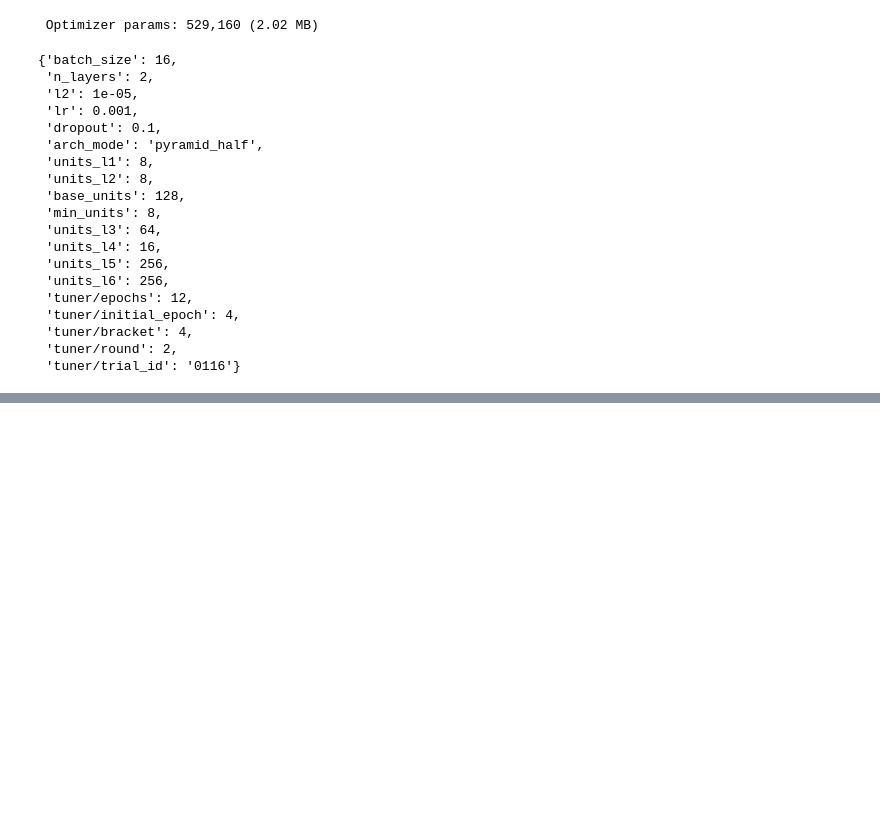
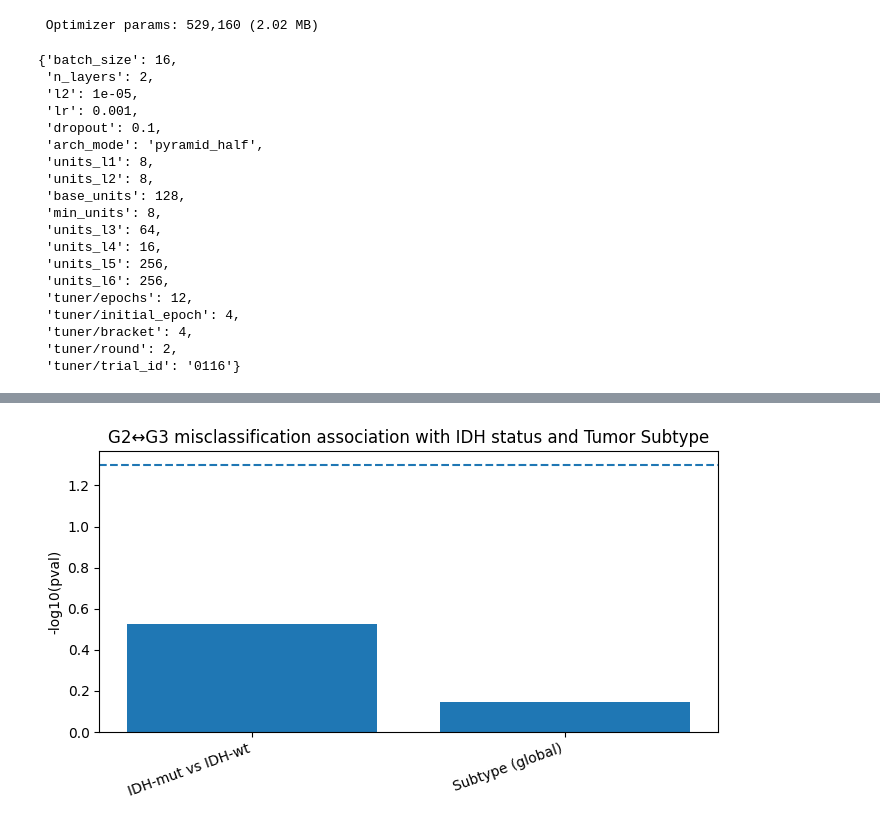
Before and after one commit to themishalka/Project-Deep-Learning, a Jupyter notebook: scripts/mlp_tumor_grade.ipynb, the cells around one changed output, grey strips where cells are left out. Saved outputs shown, nothing was run; the diff lists cells and outputs as text; code cells hidden in the pictures; blank space fills up the shorter version.

```diff
--- a/scripts/mlp_tumor_grade.ipynb
+++ b/scripts/mlp_tumor_grade.ipynb
@@ -1078,0 +1260,8 @@ NA                                              0      0        0      1
+# %%
+idh_out, idh_ct, df_idh_used = fisher_idh_wrong_g2g3_prefix(
+    g23=g23_df,
+    samples_sup=samples_sup,
+    idh_col="paper_IDH.specific.RNA.Expression.Cluster",
+)
+print(idh_ct)
+print(idh_out)
@@ -1078,0 +1353,6 @@ NA                                              0      0        0      1
+# %%
+sub_stats = subtype_stats_wrong_g2g3_safe(g23_sub=g23_sub, subtype_col="subtype", min_n_per_subtype=5)
+
+print(sub_stats["contingency"])
+print({"chi2": sub_stats["chi2"], "dof": sub_stats["dof"], "p_chi2": sub_stats["p_chi2"]})
+print(sub_stats["posthoc"])
@@ -1078,0 +1377,70 @@ NA                                              0      0        0      1
+# %%
+import numpy as np
+import pandas as pd
+import matplotlib.pyplot as plt
+from statsmodels.stats.multitest import multipletests
+
+# sanity checks
+assert "idh_out" in globals(), "Run the IDH Fisher step first to create `idh_out`."
+assert "sub_stats" in globals(), "Run the subtype chi-square step first to create `sub_stats`."
+assert "p_chi2" in sub_stats, "`sub_stats` must contain 'p_chi2' (global chi-square p-value)."
+
+# Collect the two global tests
+p_idh = float(idh_out.get("p_value", np.nan))
+p_sub = float(sub_stats.get("p_chi2", np.nan))
+
+tests = pd.DataFrame([
+    {
+        "test": "Fisher exact",
+        "comparison": "IDH-mut vs IDH-wt",
+        "n": int(idh_out.get("n_total", np.nan)) if pd.notna(idh_out.get("n_total", np.nan)) else np.nan,
+        "effect": "odds_ratio",
+        "estimate": float(idh_out.get("odds_ratio", np.nan)),
+        "ci_low": float(idh_out.get("ci_low", np.nan)),
+        "ci_high": float(idh_out.get("ci_high", np.nan)),
+        "p_value": p_idh,
+    },
+    {
+        "test": "Chi-square",
+        "comparison": "Subtype (global)",
+        "n": int(sub_stats["contingency"].values.sum()) if "contingency" in sub_stats else np.nan,
+        "effect": "chi2",
+        "estimate": float(sub_stats.get("chi2", np.nan)),
+        "ci_low": np.nan,
+        "ci_high": np.nan,
+        "p_value": p_sub,
+    },
+])
+
+# FDR adjust across these 2 global tests
+mask = tests["p_value"].notna()
+tests["q_value_fdr"] = np.nan
+if mask.sum() > 0:
+    tests.loc[mask, "q_value_fdr"] = multipletests(tests.loc[mask, "p_value"], method="fdr_bh")[1]
+
+# OR column
+def fmt_or_ci(row):
+    if row["effect"] != "odds_ratio" or pd.isna(row["estimate"]):
+        return ""
+    return f"{row['estimate']:.2f} [{row['ci_low']:.2f}, {row['ci_high']:.2f}]"
+
+tests["OR [95% CI]"] = tests.apply(fmt_or_ci, axis=1)
+
+report_df = tests[["test", "comparison", "n", "estimate", "OR [95% CI]", "p_value", "q_value_fdr"]]
+display(report_df)
+
+# Bar plot
+plot_col = "q_value_fdr" if report_df["q_value_fdr"].notna().any() else "p_value"
+
+plot_df = report_df[["comparison", plot_col]].dropna().copy()
+plot_df["minus_log10"] = -np.log10(plot_df[plot_col].clip(lower=1e-300))
+
+plt.figure(figsize=(7, 4))
+plt.bar(plot_df["comparison"], plot_df["minus_log10"])
+plt.xticks(rotation=20, ha="right")
+plt.ylabel(f"-log10(pval)")
+plt.title("G2↔G3 misclassification association with IDH status and Tumor Subtype")
+plt.axhline(-np.log10(0.05), linestyle="--")
+plt.tight_layout()
+plt.show()
+# %% [output]
@@ -1078,0 +1450 @@ NA                                              0      0        0      1
+[figure, added]
```
Also changed, not shown: parts of 51 cells of this notebook.
